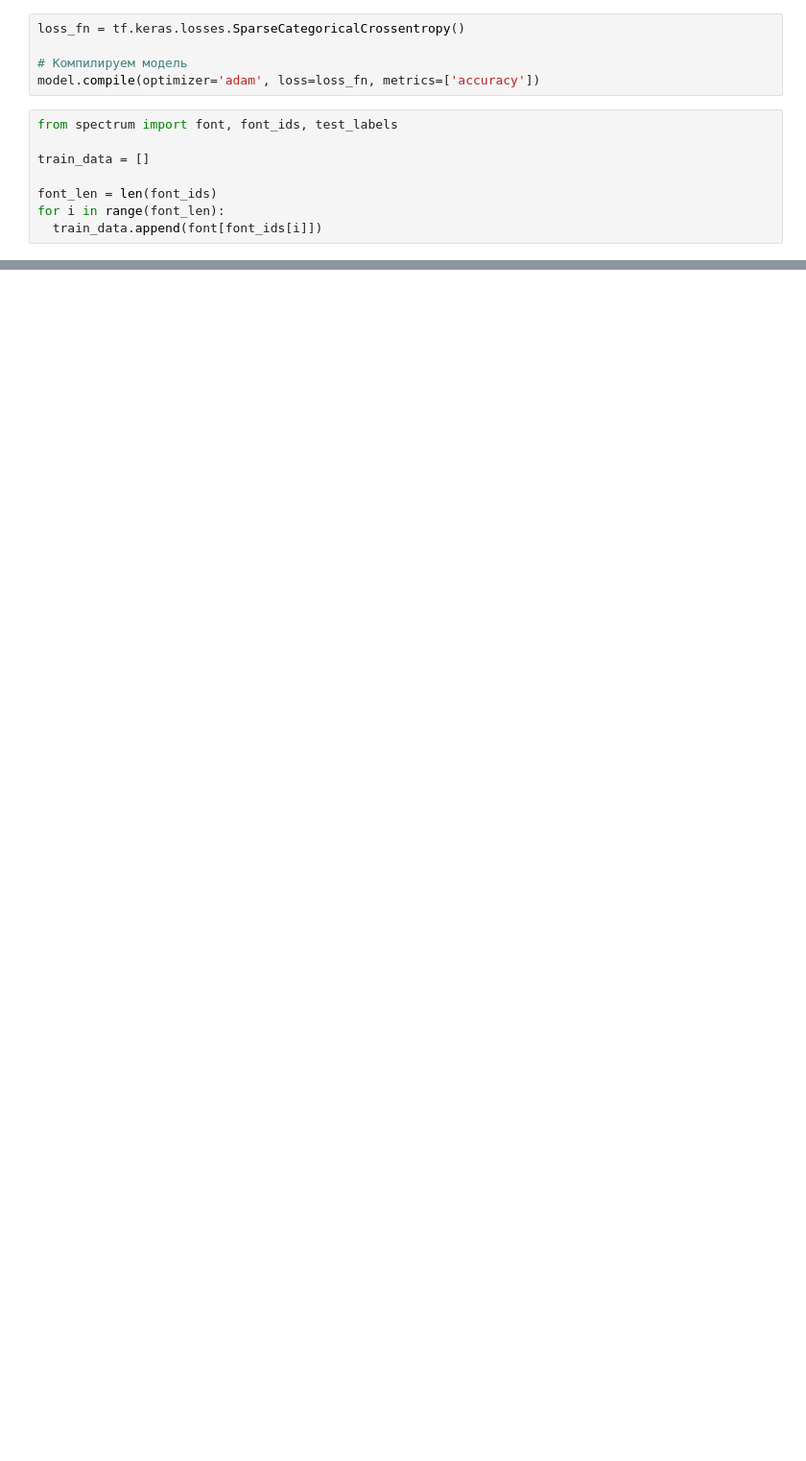
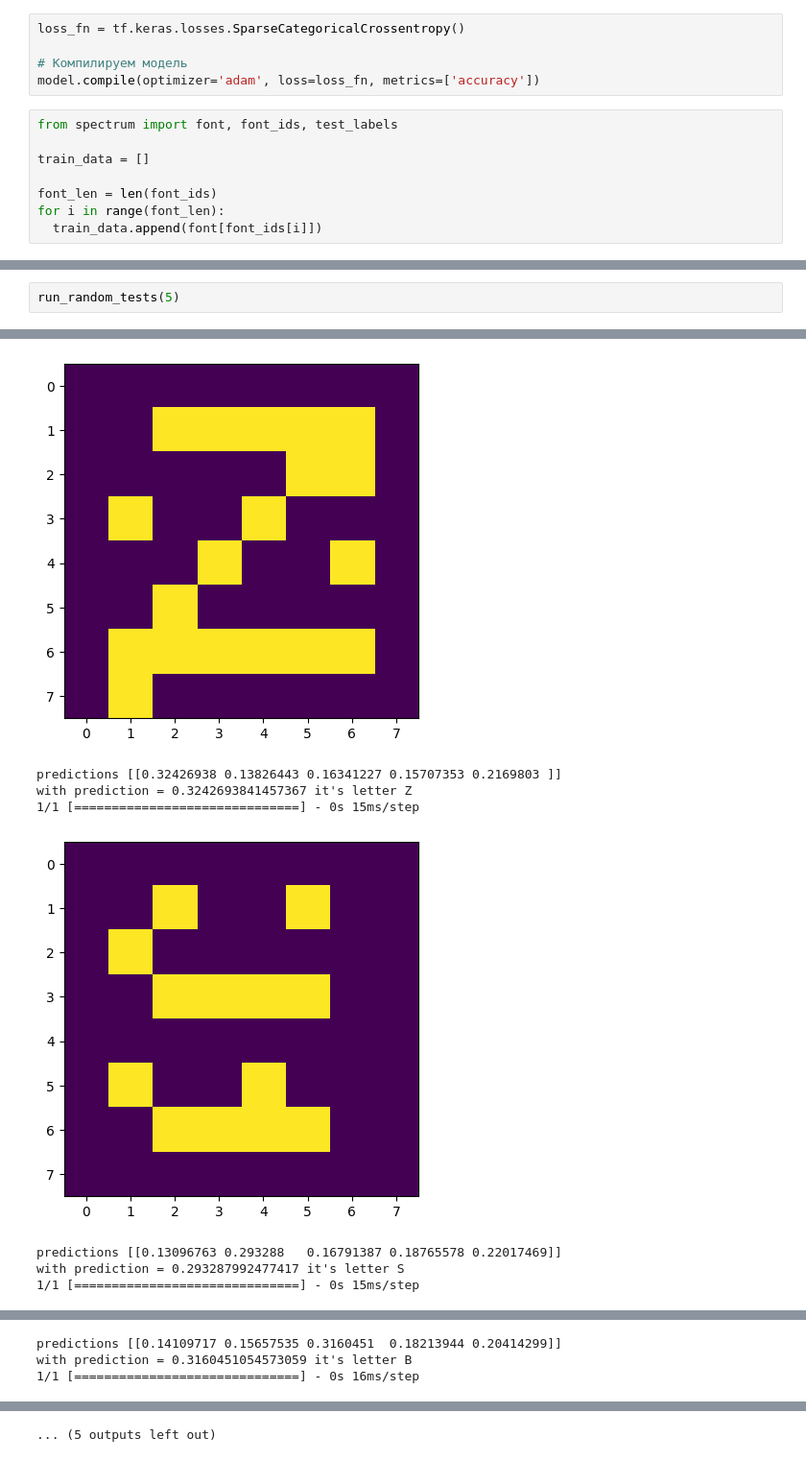
Before and after one commit to asmalcev/4course2semestr, a Jupyter notebook: mspz/lab5/main.ipynb, the cells around one changed output, grey strips where cells are left out. Shown at 96% size. Cells and saved outputs as stored; diff of their text form; blank space fills up the shorter version.

```diff
--- a/mspz/lab5/main.ipynb
+++ b/mspz/lab5/main.ipynb
@@ -70,0 +135,3 @@ with prediction = 0.3798292577266693 it's letter r1
+# %%
+run_random_tests(5)
+# %% [output]
@@ -70,0 +139,8 @@ with prediction = 0.3798292577266693 it's letter r1
+[figure, added]
+predictions [[0.32426938 0.13826443 0.16341227 0.15707353 0.2169803 ]]
+with prediction = 0.3242693841457367 it's letter Z
+1/1 [==============================] - 0s 15ms/step
+[figure, added]
+predictions [[0.13096763 0.293288   0.16791387 0.18765578 0.22017469]]
+with prediction = 0.293287992477417 it's letter S
+1/1 [==============================] - 0s 15ms/step
@@ -70,0 +148,3 @@ with prediction = 0.3798292577266693 it's letter r1
+predictions [[0.14109717 0.15657535 0.3160451  0.18213944 0.20414299]]
+with prediction = 0.3160451054573059 it's letter B
+1/1 [==============================] - 0s 16ms/step
@@ -70,0 +160 @@ with prediction = 0.3798292577266693 it's letter r1
+... (5 outputs left out)
```
Also changed, not shown: parts of 7 cells of this notebook.
